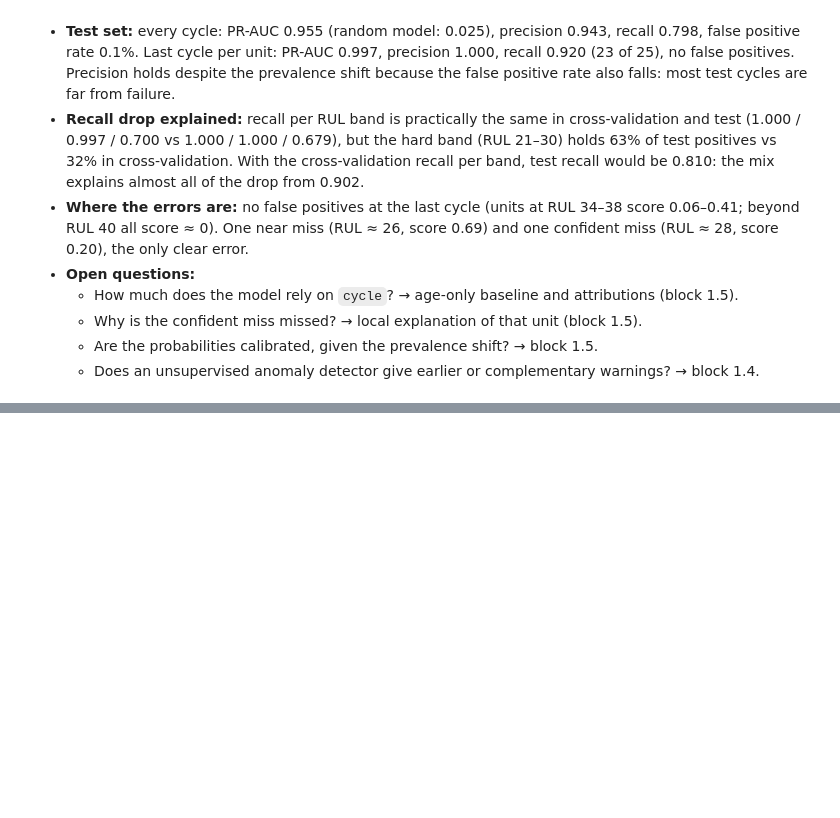
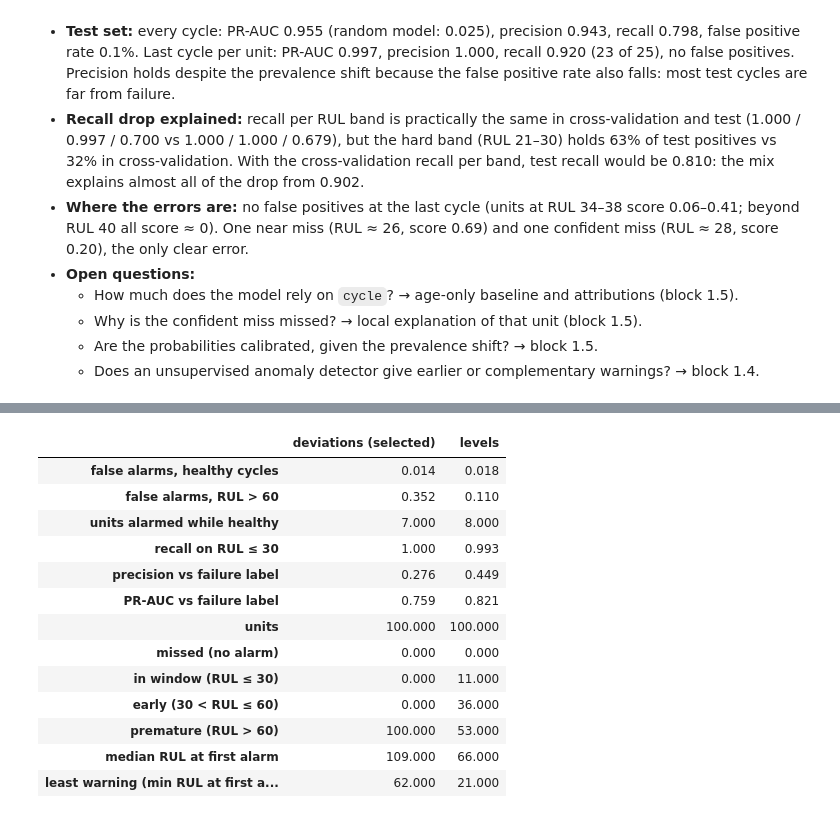
Before and after one commit to maria2332/industrial-ai-copilot, a Jupyter notebook: notebooks/02_predictive_maintenance.ipynb, the cells around one changed output, grey strips where cells are left out. Saved outputs shown, nothing was run; the diff lists cells and outputs as text; code cells hidden in the pictures; blank space fills up the shorter version.

```diff
--- a/notebooks/02_predictive_maintenance.ipynb
+++ b/notebooks/02_predictive_maintenance.ipynb
@@ -441,0 +613,33 @@ pd.concat(
+# %%
+levels_margin = out_of_fold_margins(
+    AnomalyDetector(method=selected_detector, feature_kinds=("mean",)), X, unit_folds
+)
+levels_rul = first_alarms(train, levels_margin, 0.0, CONSECUTIVE)["rul_at_first_alarm"]
+pd.DataFrame(
+    {
+        "deviations (selected)": pd.concat(
+            [
+                detector_report(margins[selected_detector]),
+                pd.Series(summarize_first_alarms(first_alarm_rul[selected_detector], HORIZON)),
+            ]
+        ),
+        "levels": pd.concat(
+            [detector_report(levels_margin), pd.Series(summarize_first_alarms(levels_rul, HORIZON))]
+        ),
+    }
+).round(3)
+# %% [output]
+|  | deviations (selected) | levels |
+| false alarms, healthy cycles | 0.014 | 0.018 |
+| false alarms, RUL > 60 | 0.352 | 0.110 |
+| units alarmed while healthy | 7.000 | 8.000 |
+| recall on RUL ≤ 30 | 1.000 | 0.993 |
+| precision vs failure label | 0.276 | 0.449 |
+| PR-AUC vs failure label | 0.759 | 0.821 |
+| units | 100.000 | 100.000 |
+| missed (no alarm) | 0.000 | 0.000 |
+| in window (RUL ≤ 30) | 0.000 | 11.000 |
+| early (30 < RUL ≤ 60) | 0.000 | 36.000 |
+| premature (RUL > 60) | 100.000 | 53.000 |
+| median RUL at first alarm | 109.000 | 66.000 |
+| least warning (min RUL at first a... | 62.000 | 21.000 |
```
Also changed, not shown: parts of 16 cells of this notebook.
